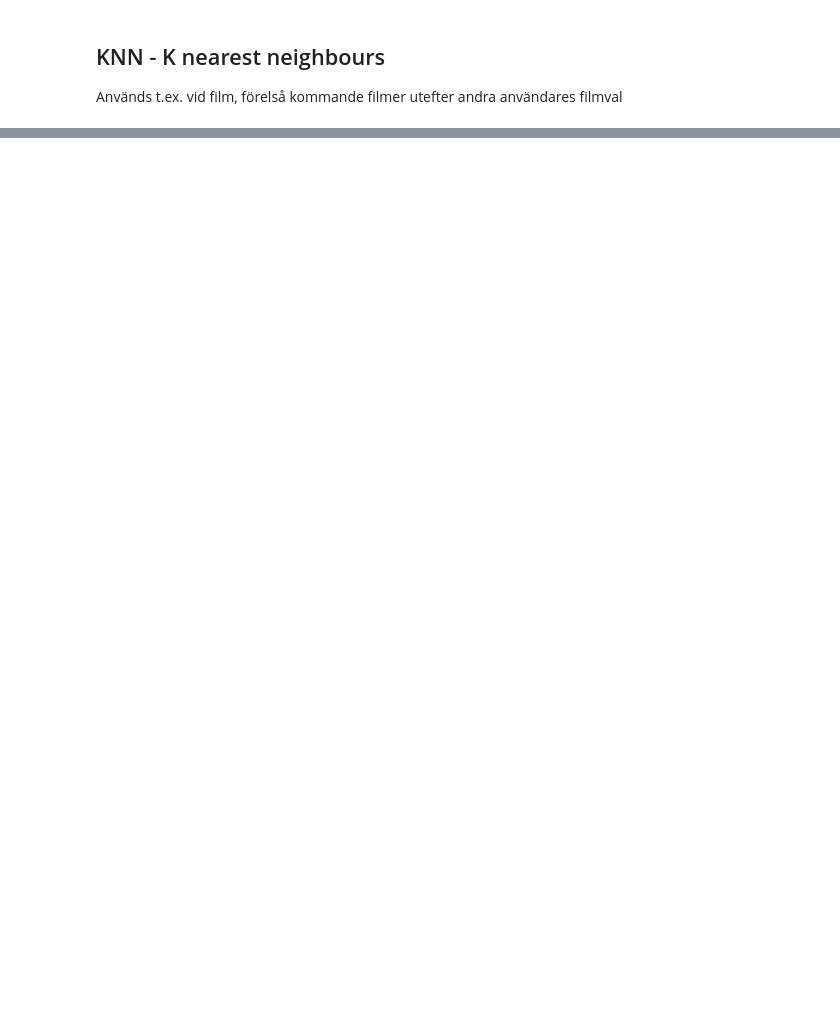
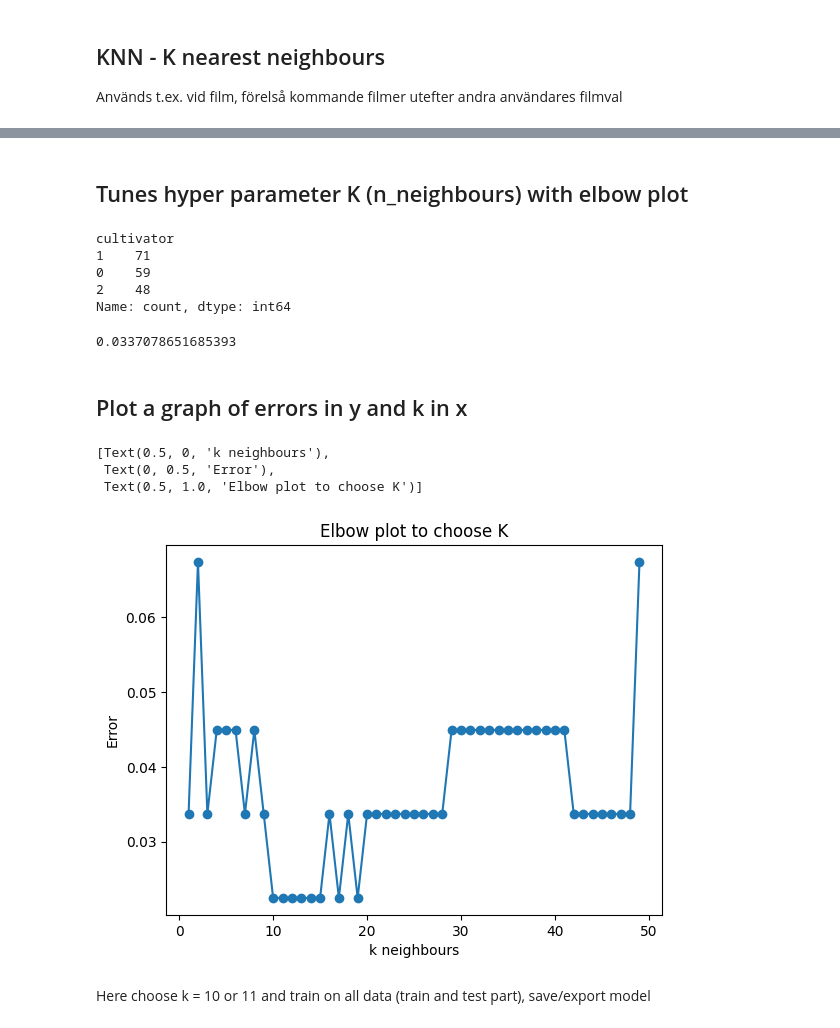
Before and after one commit to glennart8/ai_engineering_henrik_pilback, a Jupyter notebook: Code_alongs/05_knn/05_knn.ipynb, the cells around one changed output, grey strips where cells are left out. Cells and saved outputs as stored; diff of their text form; code cells hidden in the pictures; blank space fills up the shorter version.

```diff
--- a/Code_alongs/05_knn/05_knn.ipynb
+++ b/Code_alongs/05_knn/05_knn.ipynb
@@ -27,0 +223,3 @@ load_wine()
+# %%
+X_train, X_test, y_train, y_test = train_test_split(
+X, y, test_size=0.5, random_state=42)
@@ -27,0 +230,8 @@ load_wine()
+# %%
+scaler = MinMaxScaler()
+scaler.fit(X_train)
+
+scaled_X_train = scaler.transform(X_train)
+scaled_X_test = scaler.transform(X_test)
+
+scaled_X_train.min(), scaled_X_train.max(),scaled_X_test.min(), scaled_X_test.max()
@@ -27,0 +245,8 @@ load_wine()
+# %%
+from sklearn.neighbors import KNeighborsClassifier
+
+model = KNeighborsClassifier(n_neighbors=1)
+model.fit(scaled_X_train, y_train)
+
+y_pred = model.predict(scaled_X_test)
+y_pred
@@ -27,0 +288,43 @@ load_wine()
+# %% [markdown]
+## Tunes hyper parameter K (n_neighbours) with elbow plot
+# %%
+df["cultivator"].value_counts()
+# %% [output]
+cultivator
+1    71
+0    59
+2    48
+Name: count, dtype: int64
+# %%
+# Eftersom spridningen är relativt jämn så använder vi accuracy
+from sklearn.metrics import accuracy_score
+
+error = 1-accuracy_score(y_test, y_pred)
+error
+# %% [output]
+0.0337078651685393
+# %% [markdown]
+## Plot a graph of errors in y and k in x
+# %%
+# Borde ha gjort train val test, tre delar, för nu läcker data till y_test som har n_neighbours inställt på 1
+
+error_list = []
+for k in range(1,50):
+    model = KNeighborsClassifier(n_neighbors=k)
+    model.fit(scaled_X_train, y_train)
+    y_pred = model.predict(scaled_X_test)
+
+    error = 1 - accuracy_score(y_test, y_pred)
+    error_list.append(error)
+
+fig,ax = plt.subplots(1)
+
+ax.plot(range(1,50), error_list, '-o')
+ax.set(xlabel= "k neighbours", ylabel ="Error", title="Elbow plot to choose K")
+# %% [output]
+[Text(0.5, 0, 'k neighbours'),
+ Text(0, 0.5, 'Error'),
+ Text(0.5, 1.0, 'Elbow plot to choose K')]
+[figure, added]
+# %% [markdown]
+Here choose k = 10 or 11 and train on all data (train and test part), save/export model
```
Also changed, not shown: parts of 33 cells of this notebook.
